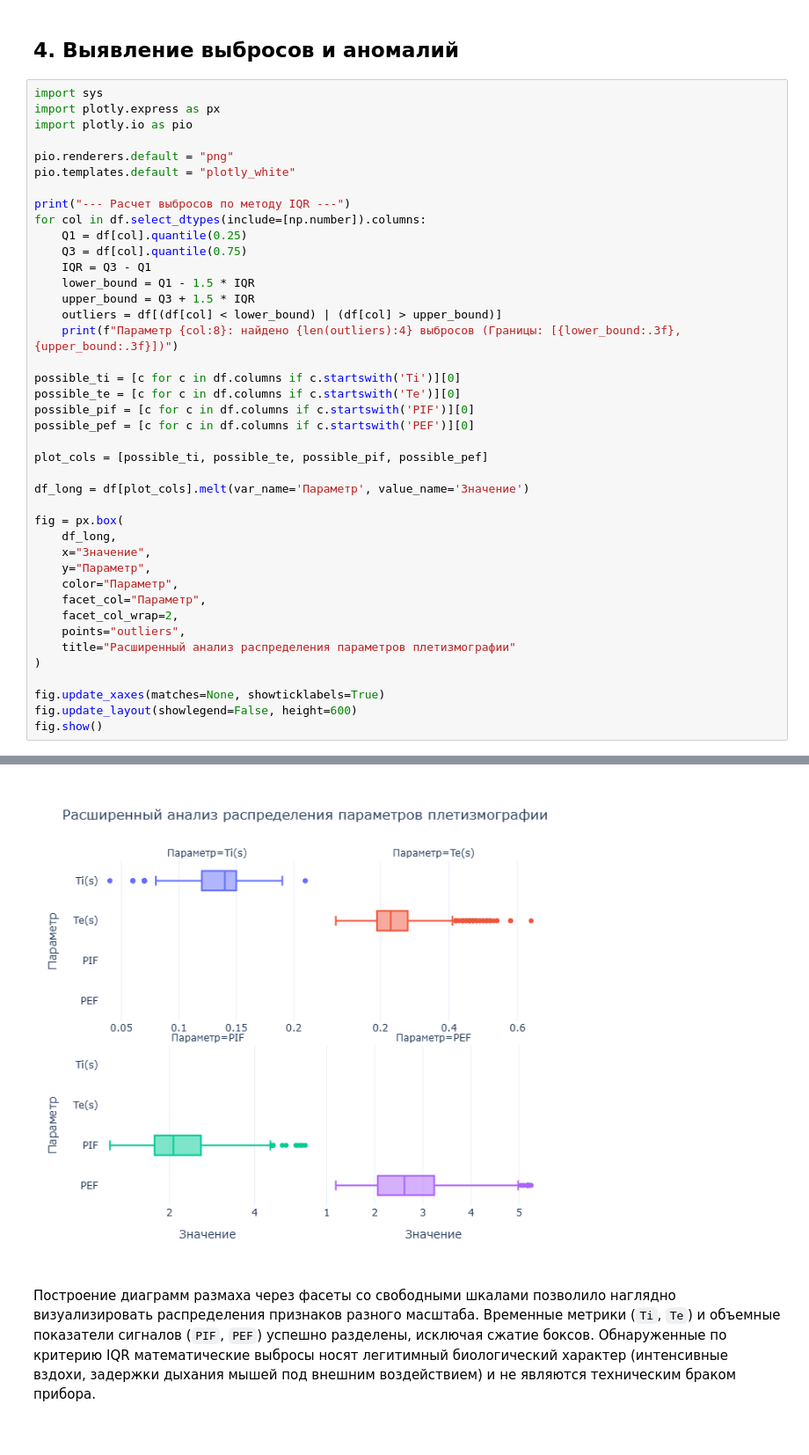
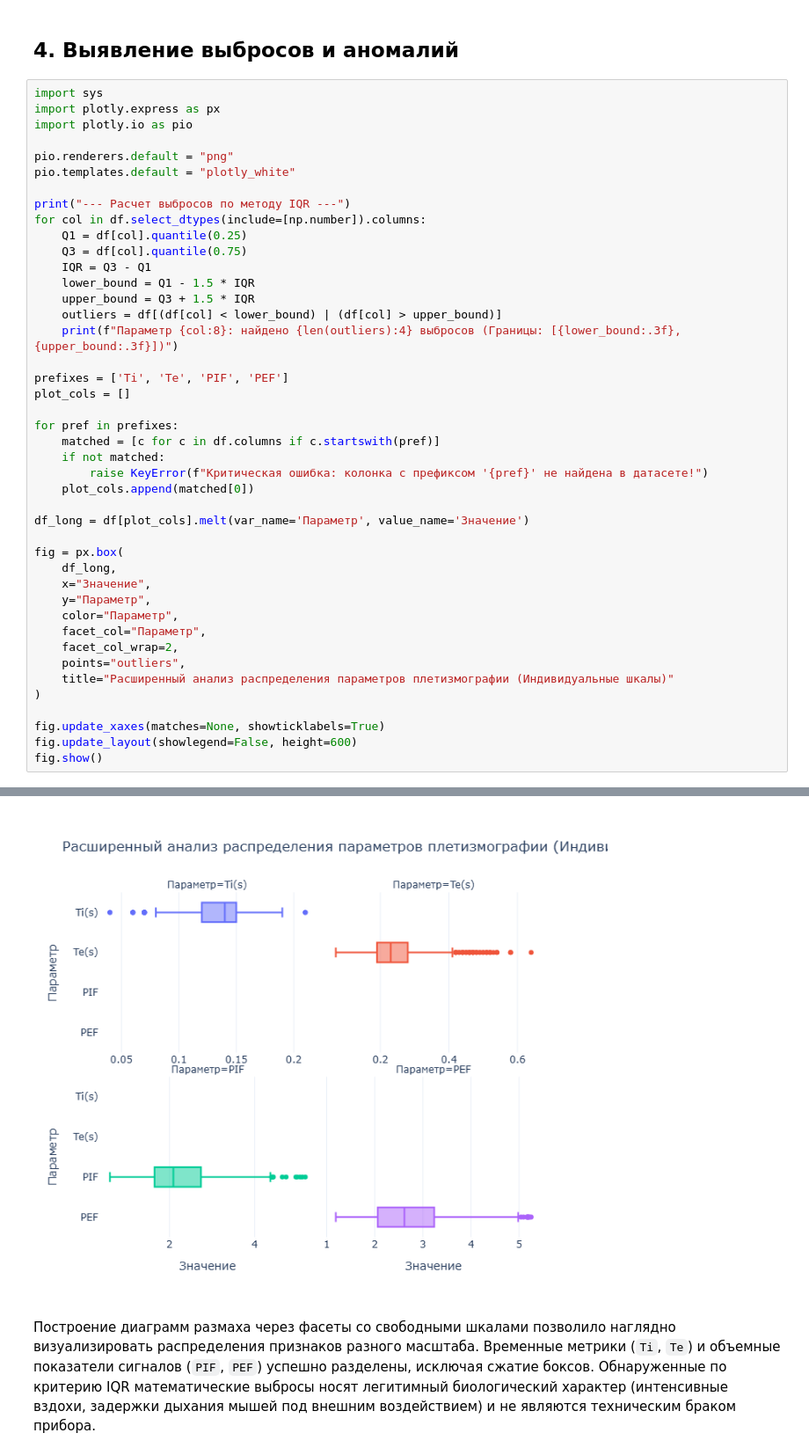
Before and after one commit to vibekila/Data-Management-Engineering, a Jupyter notebook: notebooks/EDA.ipynb, the cells around one changed output, grey strips where cells are left out. Shown at 88% size. Saved outputs shown, nothing was run; the diff lists cells and outputs as text.

```diff
--- a/notebooks/EDA.ipynb
+++ b/notebooks/EDA.ipynb
@@ -123,47 +123,49 @@ for col in df.select_dtypes(include=[np.number]).columns:
     outliers = df[(df[col] < lower_bound) | (df[col] > upper_bound)]
     print(f"Параметр {col:8}: найдено {len(outliers):4} выбросов (Границы: [{lower_bound:.3f}, {upper_bound:.3f}])")
 
-possible_ti = [c for c in df.columns if c.startswith('Ti')][0]
-possible_te = [c for c in df.columns if c.startswith('Te')][0]
-possible_pif = [c for c in df.columns if c.startswith('PIF')][0]
-possible_pef = [c for c in df.columns if c.startswith('PEF')][0]
+prefixes = ['Ti', 'Te', 'PIF', 'PEF']
+plot_cols = []
 
-plot_cols = [possible_ti, possible_te, possible_pif, possible_pef]
+for pref in prefixes:
+    matched = [c for c in df.columns if c.startswith(pref)]
+    if not matched:
+        raise KeyError(f"Критическая ошибка: колонка с префиксом '{pref}' не найдена в датасете!")
+    plot_cols.append(matched[0])
 
 df_long = df[plot_cols].melt(var_name='Параметр', value_name='Значение')
 
 fig = px.box(
     df_long,
     x="Значение",
     y="Параметр",
     color="Параметр",
     facet_col="Параметр",
     facet_col_wrap=2,
     points="outliers",
-    title="Расширенный анализ распределения параметров плетизмографии"
+    title="Расширенный анализ распределения параметров плетизмографии (Индивидуальные шкалы)"
 )
 
 fig.update_xaxes(matches=None, showticklabels=True)
 fig.update_layout(showlegend=False, height=600)
 fig.show()
 # %% [output]
 --- Расчет выбросов по методу IQR ---
 Параметр Ti(s)   : найдено   18 выбросов (Границы: [0.075, 0.195])
 Параметр Te(s)   : найдено   44 выбросов (Границы: [0.055, 0.415])
 Параметр PIF     : найдено   11 выбросов (Границы: [0.015, 4.375])
 Параметр PEF     : найдено   10 выбросов (Границы: [0.301, 4.991])
 Параметр volbal  : найдено   14 выбросов (Границы: [0.170, 0.570])
 Параметр F       : найдено   10 выбросов (Границы: [81.995, 247.715])
 Параметр vt      : найдено    3 выбросов (Границы: [0.006, 0.336])
 Параметр mv      : найдено   45 выбросов (Границы: [-2.934, 58.696])
 Параметр EF50    : найдено   34 выбросов (Границы: [0.220, 3.340])
 Параметр EIP     : найдено  399 выбросов (Границы: [0.020, 0.020])
 Параметр EEp     : найдено    0 выбросов (Границы: [-0.015, 0.025])
 Параметр Penh    : найдено   56 выбросов (Границы: [0.285, 4.805])
 Параметр AV      : найдено   40 выбросов (Границы: [-0.630, 2.250])
 Параметр TR      : найдено   95 выбросов (Границы: [0.040, 0.120])
 Параметр Rpef    : найдено   16 выбросов (Границы: [-0.010, 0.310])
-[figure, old version]
+[figure, new version]
 # %% [markdown]
 Построение диаграмм размаха через фасеты со свободными шкалами позволило наглядно визуализировать распределения признаков разного масштаба. Временные метрики (`Ti`, `Te`) и объемные показатели сигналов (`PIF`, `PEF`) успешно разделены, исключая сжатие боксов. Обнаруженные по критерию IQR математические выбросы носят легитимный биологический характер (интенсивные вздохи, задержки дыхания мышей под внешним воздействием) и не являются техническим браком прибора.
 # %% [markdown]
```
